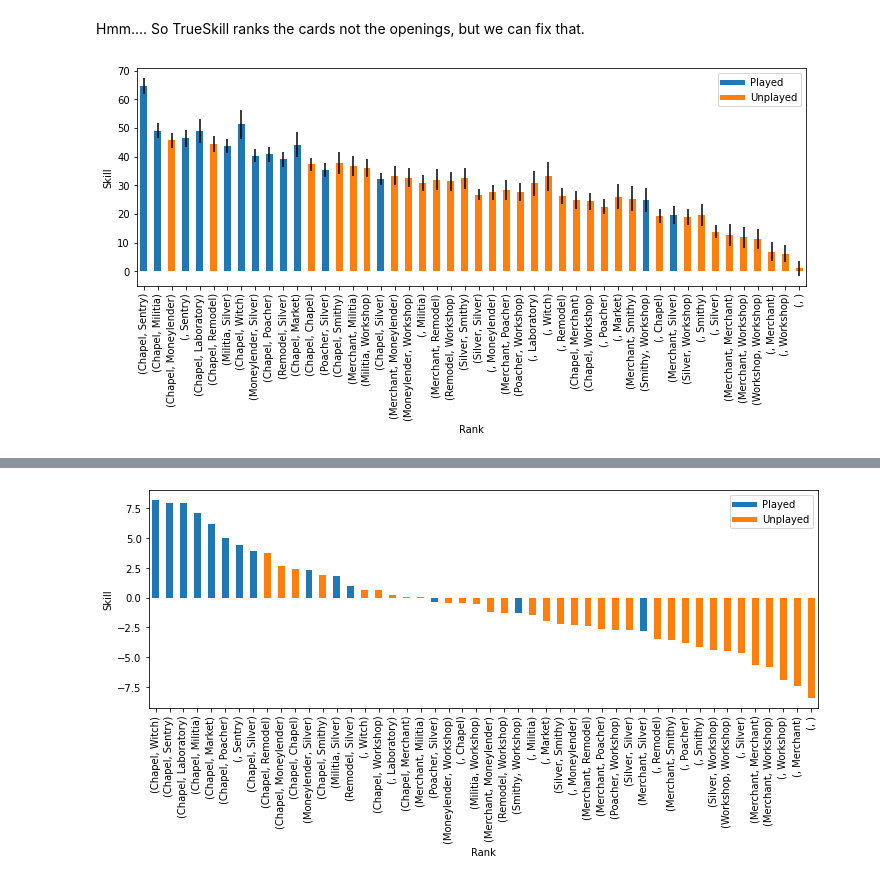
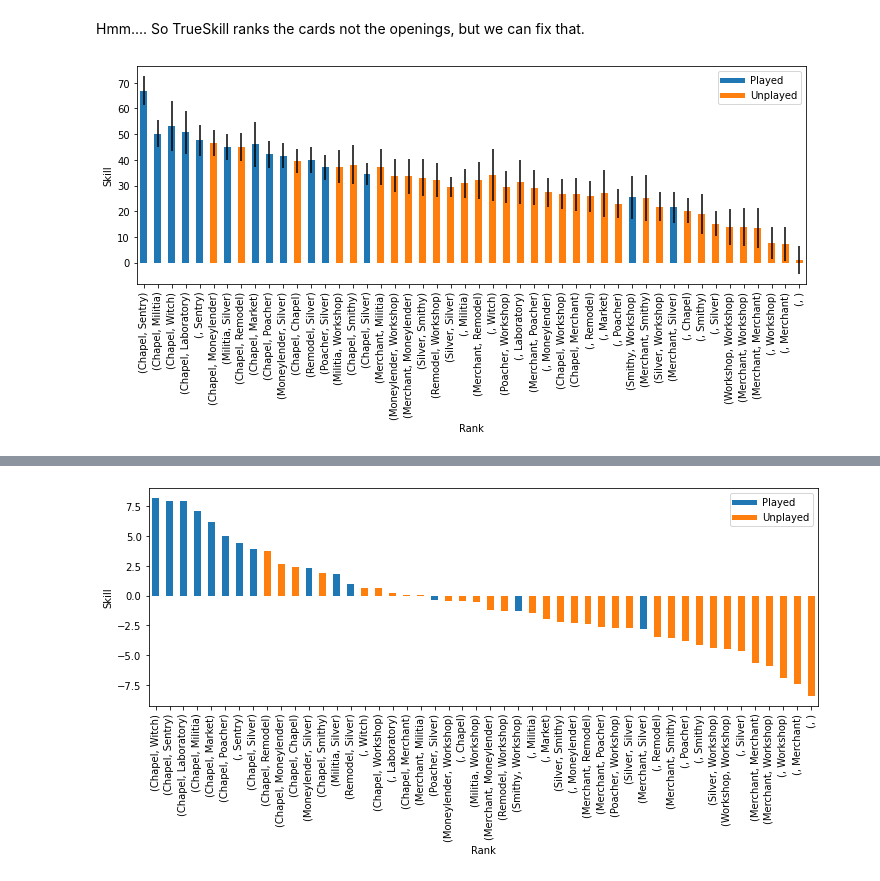
Before and after one commit to zuirod/tensor-skill, a Jupyter notebook: How to Base Dominion Opening, Part 2.ipynb, the cells around one changed output, grey strips where cells are left out. Drawn from its saved outputs; the diff is of its cells as text; code cells hidden in the pictures.

```diff
--- a/How to Base Dominion Opening, Part 2.ipynb
+++ b/How to Base Dominion Opening, Part 2.ipynb
@@ -49,6 +48,7 @@ def get_matches():
     return matches.reset_index(drop=True)
 # %%
 matches = get_matches()
+players = set(matches.better.sum())
 # %%
 matches
 # %% [output]
@@ -101,9 +101,17 @@ class TrueSkill(object):
         skills = model.skills.to_frame('skill')
         skills['mu'] = skills.skill.apply(lambda x: x.mu)
         skills['sigma'] = skills.skill.apply(lambda x: x.sigma)
-        skills['rank'] = skills.mu - 3*skills.sigma
-        skills.sort_values('rank', inplace=True, ascending=False)
-        return skills[['mu', 'sigma', 'rank']]
+        skills['lo'] = skills.mu - 2*skills.sigma
+        skills['hi'] = skills.mu + 2*skills.sigma
+        return skills
 # %%
-players = list(set(matches.better.sum()))
+import matplotlib.pyplot as plt
+
+
 skills = TrueSkill.get_skills(players, matches)
+skills = skills.sort_values('lo', ascending=False)
+confidence_interval = [skills.mu - skills.lo, skills.hi - skills.mu]
+skills.plot(kind='bar', y='mu', yerr=confidence_interval, legend=False)
+plt.xlabel('Rank')
+plt.ylabel('Skill')
+plt.show()
@@ -129,18 +129,20 @@ for t in teams:
     team_skills['mu'].append(s1.mu + s2.mu)
     team_skills['sigma'].append((s1.sigma**2 + s2.sigma**2)**0.5)
 team_skills = pd.DataFrame(team_skills)
-team_skills['rank'] = team_skills.mu - 3*team_skills.sigma
-team_skills.sort_values('rank', inplace=True, ascending=False)
+team_skills['lo'] = team_skills.mu - 2*team_skills.sigma
+team_skills['hi'] = team_skills.mu + 2*team_skills.sigma
 # %%
+team_skills.sort_values('lo', inplace=True, ascending=False)
 played = set(matches.better)
 colors = ['C0' if p in played else 'C1' for p in team_skills.team]
-team_skills.plot(kind='bar', x='team', y='mu', yerr='sigma', legend=False, figsize=(12,4), color=colors)
+confidence_interval = [team_skills.mu - team_skills.lo, team_skills.hi - team_skills.mu]
+team_skills.plot(kind='bar', x='team', y='mu', yerr=confidence_interval, legend=False, figsize=(12,4), color=colors)
 plt.plot([], linewidth=5, color='C0', label='Played')
 plt.plot([], linewidth=5, color='C1', label='Unplayed')
 plt.legend(labels=['Played', 'Unplayed'])
 plt.xlabel('Rank')
 plt.ylabel('Skill')
 plt.show()
 # %% [output]
-[figure, old version]
+[figure, new version]
 # %% [markdown]
```
Also changed, not shown: parts of 16 cells of this notebook.
